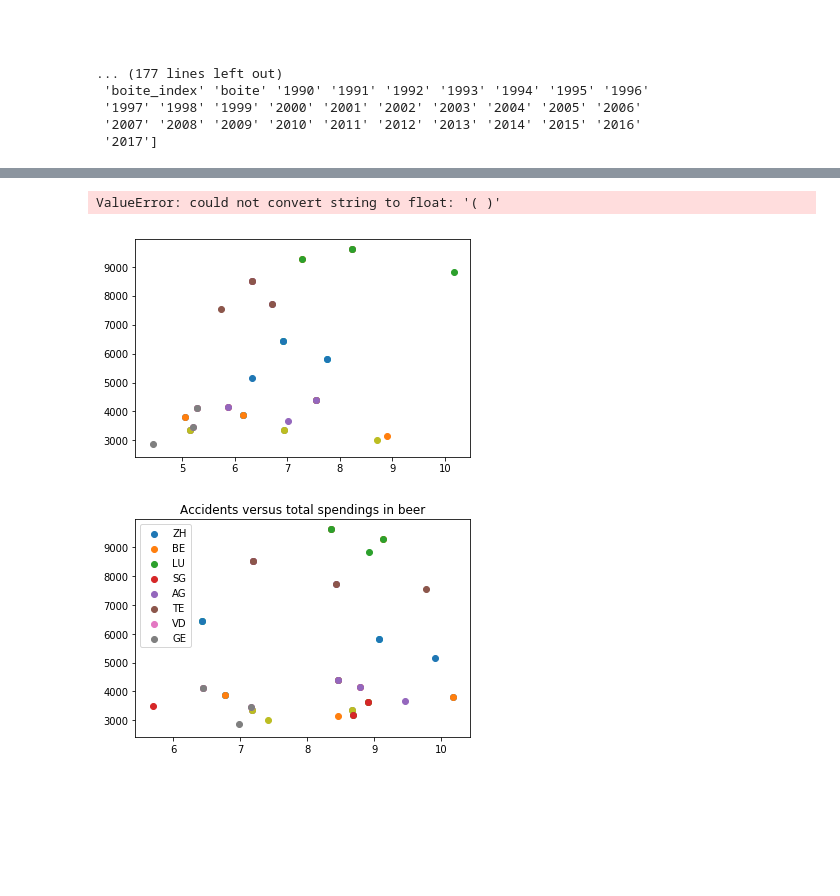
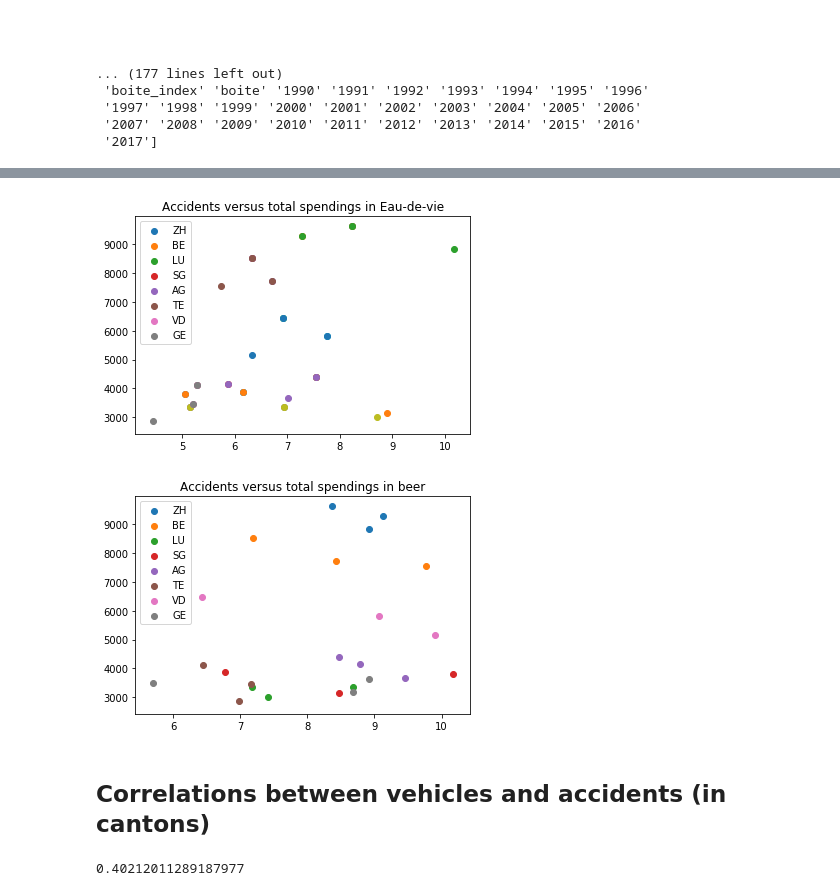
Before and after one commit to epfl-ada-2018/project-pizzafels, a Jupyter notebook: Working Notebooks/1. Correlations.ipynb, the cells around one changed output, grey strips where cells are left out. Saved outputs shown, nothing was run; the diff lists cells and outputs as text; code cells hidden in the pictures; blank space fills up the shorter version.

```diff
--- a/Working Notebooks/1. Correlations.ipynb
+++ b/Working Notebooks/1. Correlations.ipynb
@@ -117,25 +157,22 @@ plt.show()
 # %%
-df_accident_canton = df_Accident_cantons.groupby(['canton']).sum()[['2006–2008', '2009–2011', '2012–2014']]
-
 xSpendFuel = []
 yAccident = []
 for canton in spend_alcool['Canton'].unique():
     xSpendFuel = []
     yAccident = []
     for period in spend_alcool['annee'].unique():
-        xSpendFuel.append(float(spend_alcool[(spend_alcool.Canton == canton) & (spend_alcool.annee == period)]['Eaux-de-vie']))
-        yAccident.append(df_accident_canton[period][canton])
+        spndEDV = str(spend_alcool[(spend_alcool.Canton == canton) & (spend_alcool.annee == period)]['Eaux-de-vie'].values)[2:-2]
+        if not (re.match( r'\( \)', spndEDV, re.M|re.I)):
+            xSpendFuel.append(float(spndEDV))
+            yAccident.append(df_accident_canton[period][canton])
         plt.scatter(xSpendFuel, yAccident)
 
 plt.legend(spend_alcool['Canton'].unique())
 plt.title('Accidents versus total spendings in Eau-de-vie')
 plt.show()
 # %% [output]
-ValueError: could not convert string to float: '( )'
-[figure, old version]
+[figure, new version]
 # %%
-df_accident_canton = df_Accident_cantons.groupby(['canton']).sum()[['2006–2008', '2009–2011', '2012–2014']]
-
 xSpendFuel = []
 yAccident = []
 for canton in spend_biere['Canton'].unique():
@@ -144,10 +181,10 @@ for canton in spend_biere['Canton'].unique():
     for period in spend_biere['annee'].unique():
         xSpendFuel.append(float(spend_biere[(spend_biere.Canton == canton) & (spend_biere.annee == period)]['Bières']))
         yAccident.append(df_accident_canton[period][canton])
-        plt.scatter(xSpendFuel, yAccident)
+    plt.scatter(xSpendFuel, yAccident)
 
 plt.legend(spend_biere['Canton'].unique())
 plt.title('Accidents versus total spendings in beer')
 plt.show()
 # %% [output]
-[figure, old version]
+[figure, new version]
@@ -191,0 +191,2 @@ def getKeysByValue(dictOfElements, valueToFind):
+# %% [markdown]
+## Correlations between vehicles and accidents (in cantons)
@@ -191,0 +198,16 @@ def getKeysByValue(dictOfElements, valueToFind):
+# %%
+df_cyl = df_Voitures[df_Voitures.cylindre_index == -1]
+df_Voitures = df_Voitures.drop(df_cyl.index, axis=0)
+
+def cylScore(vect):
+    scoreTot = 0.25*vect[1] + 0.5*vect[2] + 0.75*vect[3] + vect[4]
+    nTot = sum(vect)
+    scoreNormalized = scoreTot/nTot
+    return scoreNormalized
+
+df_cyl_canton = df_Voitures.groupby(['canton','cylindre_index']).sum()
+df_cyl_no_index = df_cyl_canton.reset_index()
+vect_cyl = df_cyl_no_index[df_cyl_no_index.canton=='AG']['1992'].values
+cylScore(vect_cyl)
+# %% [output]
+0.40212011289187977
```
Also changed, not shown: parts of 10 cells of this notebook.
